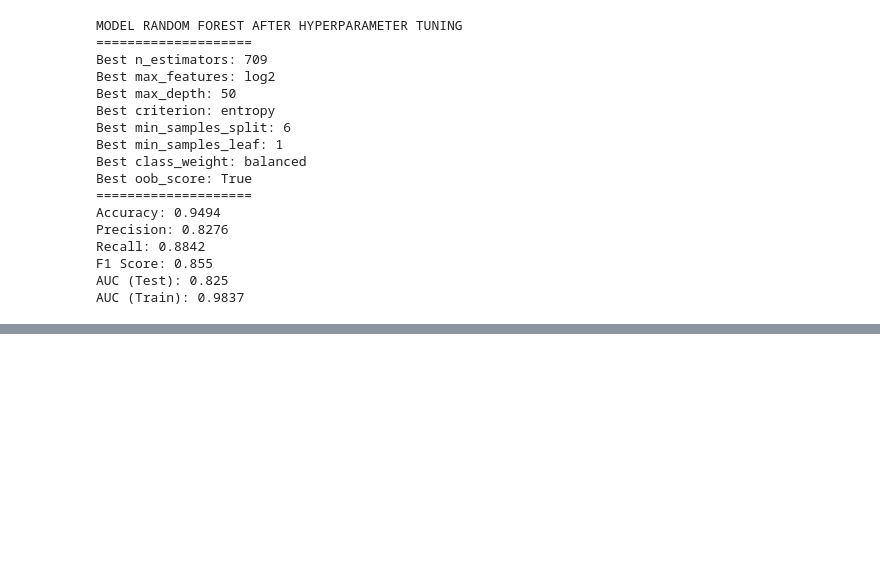
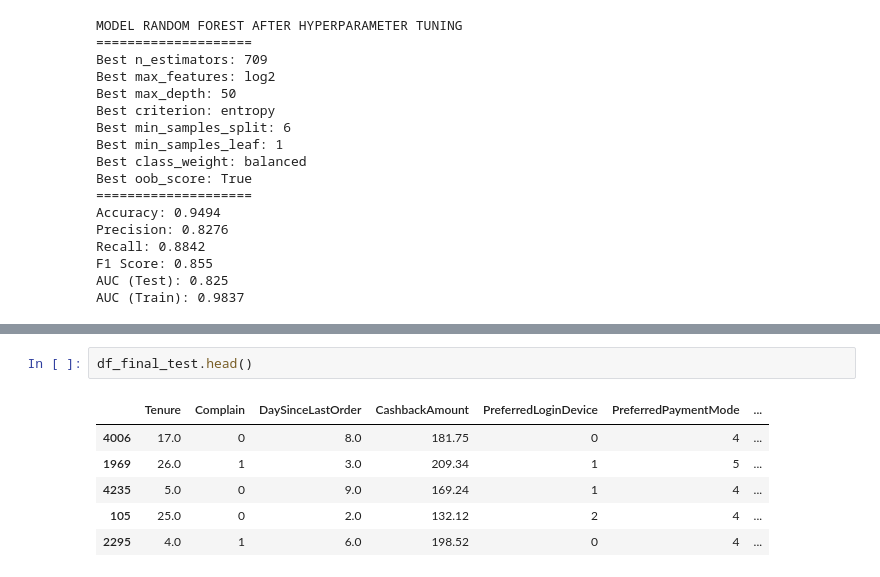
Before and after one commit to RaulSandj/E-Commerce-Churn-Analysis-and-Prediction, a Jupyter notebook: EcommAnalysis.ipynb, the cells around one changed output, grey strips where cells are left out. Cells and saved outputs as stored; diff of their text form; blank space fills up the shorter version.

```diff
--- a/EcommAnalysis.ipynb
+++ b/EcommAnalysis.ipynb
@@ -1075,0 +1156,9 @@ plt.show()
+# %%
+df_final_test.head()
+# %% [output]
+|  | Tenure | Complain | DaySinceLastOrder | CashbackAmount | PreferredLoginDevice | PreferredPaymentMode | ... |
+| 4006 | 17.0 | 0 | 8.0 | 181.75 | 0 | 4 | ... |
+| 1969 | 26.0 | 1 | 3.0 | 209.34 | 1 | 5 | ... |
+| 4235 | 5.0 | 0 | 9.0 | 169.24 | 1 | 4 | ... |
+| 105 | 25.0 | 0 | 2.0 | 132.12 | 2 | 4 | ... |
+| 2295 | 4.0 | 1 | 6.0 | 198.52 | 0 | 4 | ... |
```
Also changed, not shown: parts of 12 cells of this notebook.
